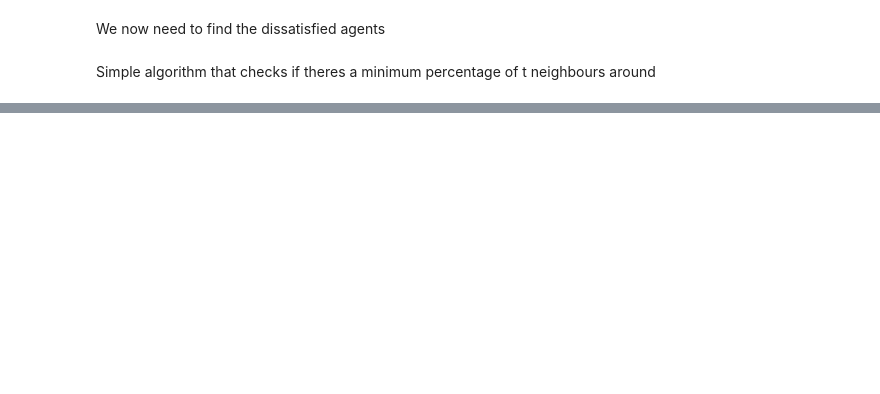
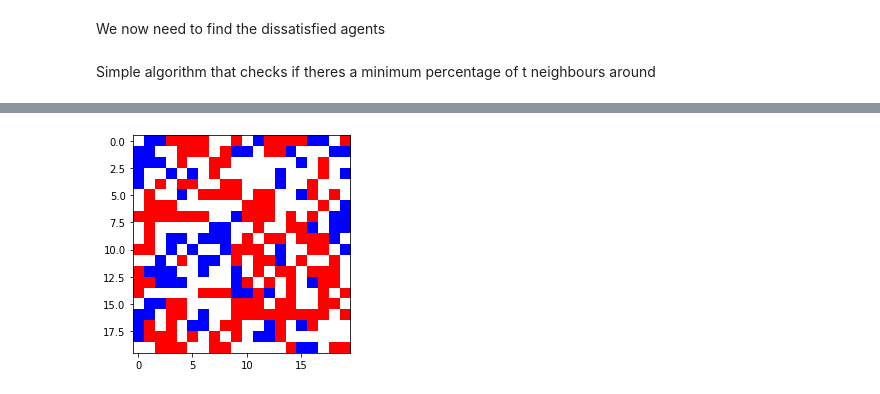
Before and after one commit to AthomsG/Schelling_Model_Central_Tolerance, a Jupyter notebook: LABS/Projeto/Schelling Model for Segregation.ipynb, the cells around one changed output, grey strips where cells are left out. Saved outputs shown, nothing was run; the diff lists cells and outputs as text; code cells hidden in the pictures; blank space fills up the shorter version.

```diff
--- a/LABS/Projeto/Schelling Model for Segregation.ipynb
+++ b/LABS/Projeto/Schelling Model for Segregation.ipynb
@@ -205,0 +193,4 @@ Simulation finished! i =  1000
+# %%
+print_matrix(matrix)
+# %% [output]
+[figure, added]
```
Also changed, not shown: parts of 18 cells of this notebook.
